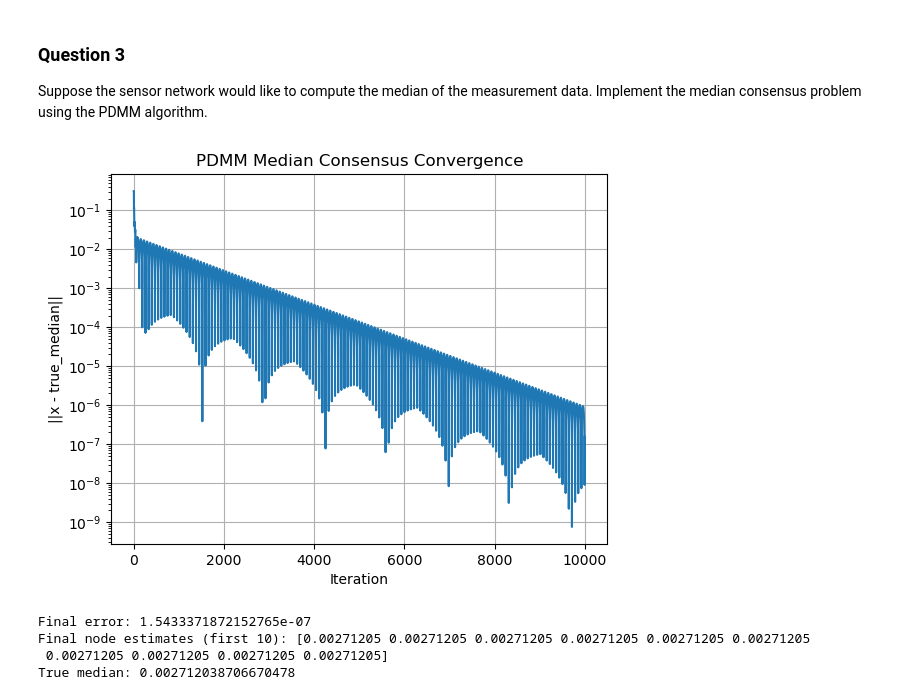
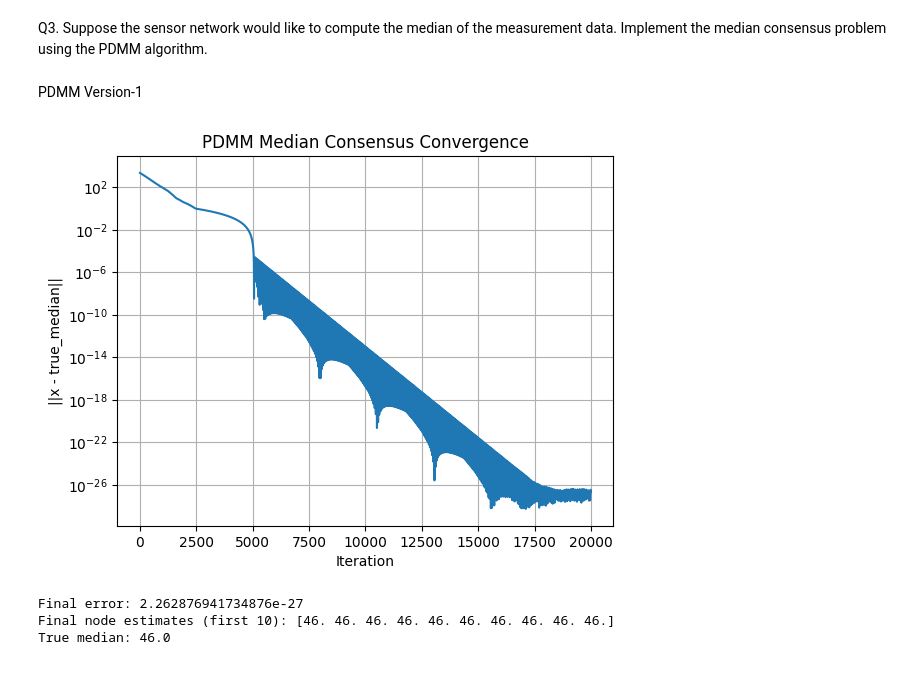
Before and after one commit to nish5180/Distributed_Signal_Processing_EE4540, a Jupyter notebook: distributed_project_git.ipynb, the cells around one changed output. Cells and saved outputs as stored; diff of their text form; code cells hidden in the pictures.

```diff
--- a/distributed_project_git.ipynb
+++ b/distributed_project_git.ipynb
@@ -62,14 +63,14 @@ def generate_uniform_P(adjacency_matrix):
 # %%
-# Create Connected Sensor Network
-
 # === Parameters ===
-n = 255
+n = 201
 area_size = 100
-r = 30
+r = 15
 
 # === Generate sensor locations as [2, n] array ===
-np.random.seed(45)
+np.random.seed(50)
 positions = np.random.uniform(0, area_size, (n, 2)).T  # shape: [2, n]
+
+
 
 # === Calculate adjacency matrix and check connectivity ===
 adj_matrix = calculate_adjacency_matrix(positions, r)
@@ -82,7 +83,7 @@ print(f"Is network connected? {connected}")
 G = nx.from_numpy_array(adj_matrix)
 pos_dict = {i: positions[:, i] for i in range(n)}
 
-plt.figure(figsize=(10, 10))
+plt.figure(figsize=(4.5, 3))
 nx.draw(G, pos=pos_dict, node_size=20, edge_color='gray')
 plt.title(f"Custom Sensor Network (n={n}, r={r}m) — Connected: {connected}")
 plt.axis('equal')
@@ -94 +97,7 @@ Is network connected? True
+# %%
+#generating random scalar values at each, keeping a constant seed so we generate the same values each time
+
+n = 201
+np.random.seed(50)
+sensor_values=np.random.randint(0, 100, (n, 1))
 # %% [markdown]
@@ -268,29 +328,26 @@ True average: 41.6111
 # %% [markdown]
-### Question 3
-
-Suppose the sensor network would like to compute the median of the measurement
+Q3. Suppose the sensor network would like to compute the median of the measurement
 data. Implement the median consensus problem using the PDMM algorithm.
+# %% [markdown]
+PDMM Version-1
 # %%
-# Median Consensus Implementation using the PDMM algorithm
+# --- PDMM MEDIAN CONSENSUS ---
 
 # Use the original 0/1 adjacency matrix to create the graph
 G = nx.from_numpy_array(adj_matrix)
-n = G.number_of_nodes()
 neighbors = {i: list(G.neighbors(i)) for i in G.nodes()}
 degrees = np.array([len(neighbors[i]) for i in range(n)])
 
 # Set parameters
 c = 1.09
-# c_growth = 1.2
-iters = 10000
+# c_growth = 1.2can i
+iters = 20000
 
-# Initial private data and true median
-np.random.seed(45)
-s = np.random.randn(n)  # private scalar at each node
+s = sensor_values.flatten()  # private scalar at each node
 true_med = np.median(s)
 
 # 1) Initialization
-x = s.copy()
+x = s.astype(float).copy()
 # Duals z_{i|j} are associated with node i's view of the edge (i,j)
 z = {(i, j): 0.0 for i in G for j in neighbors[i]}
 
@@ -326,41 +383,38 @@ for k in range(iters):
         else:
             x_new[i] = s[i]
 
-    # --- CORRECTED DUAL UPDATE ---
     # Implements the Averaged PDMM update from Eq. (5) with the correct A_ij sign convention
     old_z = z.copy()
     for i in range(n):
         for j in neighbors[i]:
             # Define A_ij based on the paper's convention
             A_ij = 1 if i < j else -1
 
             # Update the dual variable at node j for the edge coming from i
             # This implements z_{j|i}^{(t+1)} = (1-θ)z_{j|i} + θ * y_{i|j}, with θ=1/2
             # and y_{i|j} = z_{i|j} + 2c*A_ij*x_i
             # Note: The update for z[(j, i)] depends on x_new[i]
             z[(j, i)] = 0.5 * old_z[(j, i)] + 0.5 * (old_z[(i, j)] + 2 * c * A_ij * x_new[i])
 
-    # # ADAPTIVE ρ: if progress stalls, grow ρ every 25 iters
-    # if k % 25 == 0 and np.max(np.abs(x_new - x)) < 1e-5:
-    #     c *= c_growth
+
 
     x = x_new
-    error_mc.append(np.linalg.norm(x - true_med))
+    error_mc.append(np.mean((x - true_med)**2))
+
 
 # --- Plot convergence and show results ---
 plt.semilogy(error_mc)
 plt.xlabel('Iteration')
 plt.ylabel('||x - true_median||')
 plt.title('PDMM Median Consensus Convergence')
 plt.grid(True)
 plt.show()
 
 print(f"Final error: {error_mc[-1]}")
 print(f"Final node estimates (first 10): {x[:10]}")
 print(f"True median: {true_med}")
 # %% [output]
-[figure, old version]
+[figure, new version]
-Final error: 1.5433371872152765e-07
-Final node estimates (first 10): [0.00271205 0.00271205 0.00271205 0.00271205 0.00271205 0.00271205
- 0.00271205 0.00271205 0.00271205 0.00271205]
-True median: 0.002712038706670478
+Final error: 2.262876941734876e-27
+Final node estimates (first 10): [46. 46. 46. 46. 46. 46. 46. 46. 46. 46.]
+True median: 46.0
```
Also changed, not shown: parts of 18 cells of this notebook.
